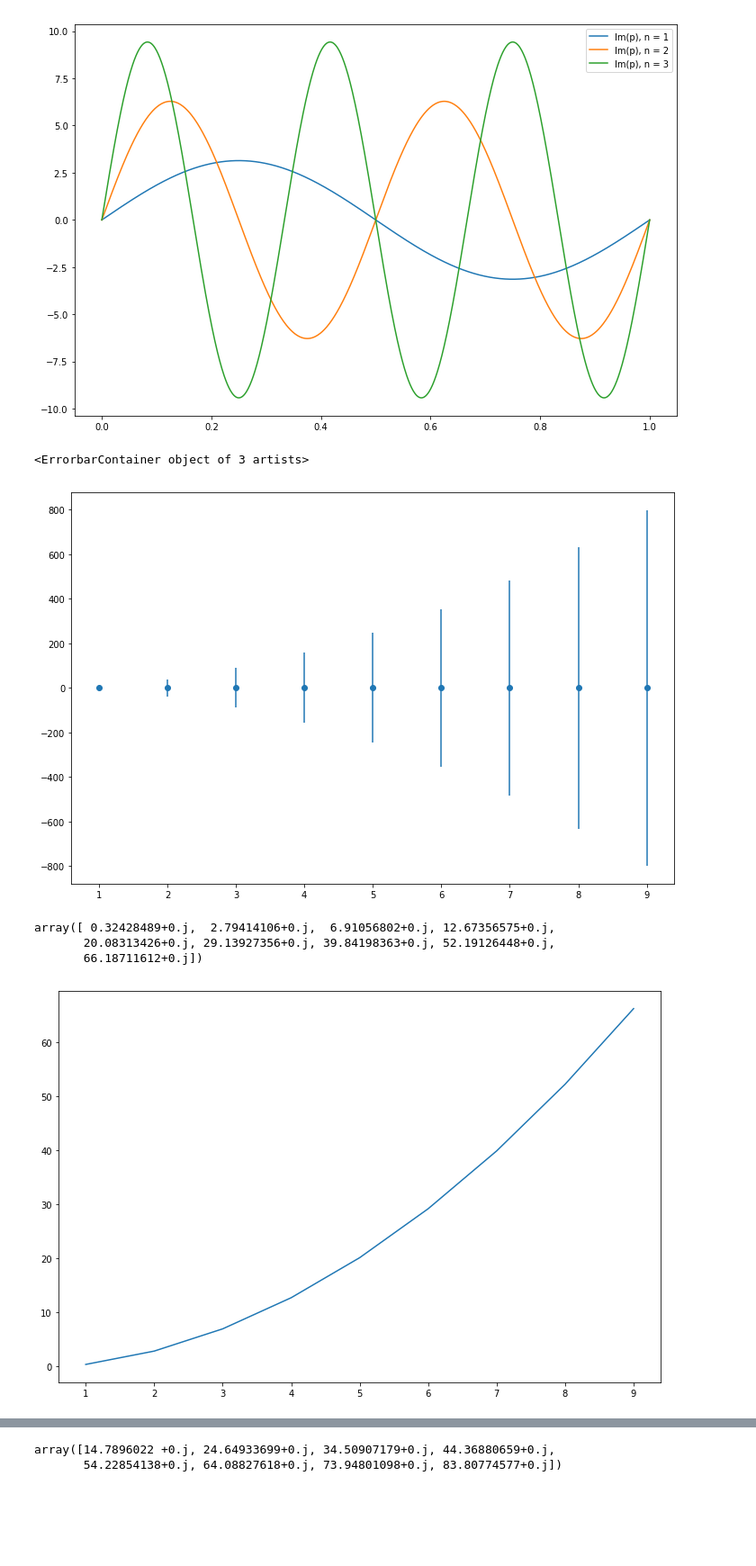
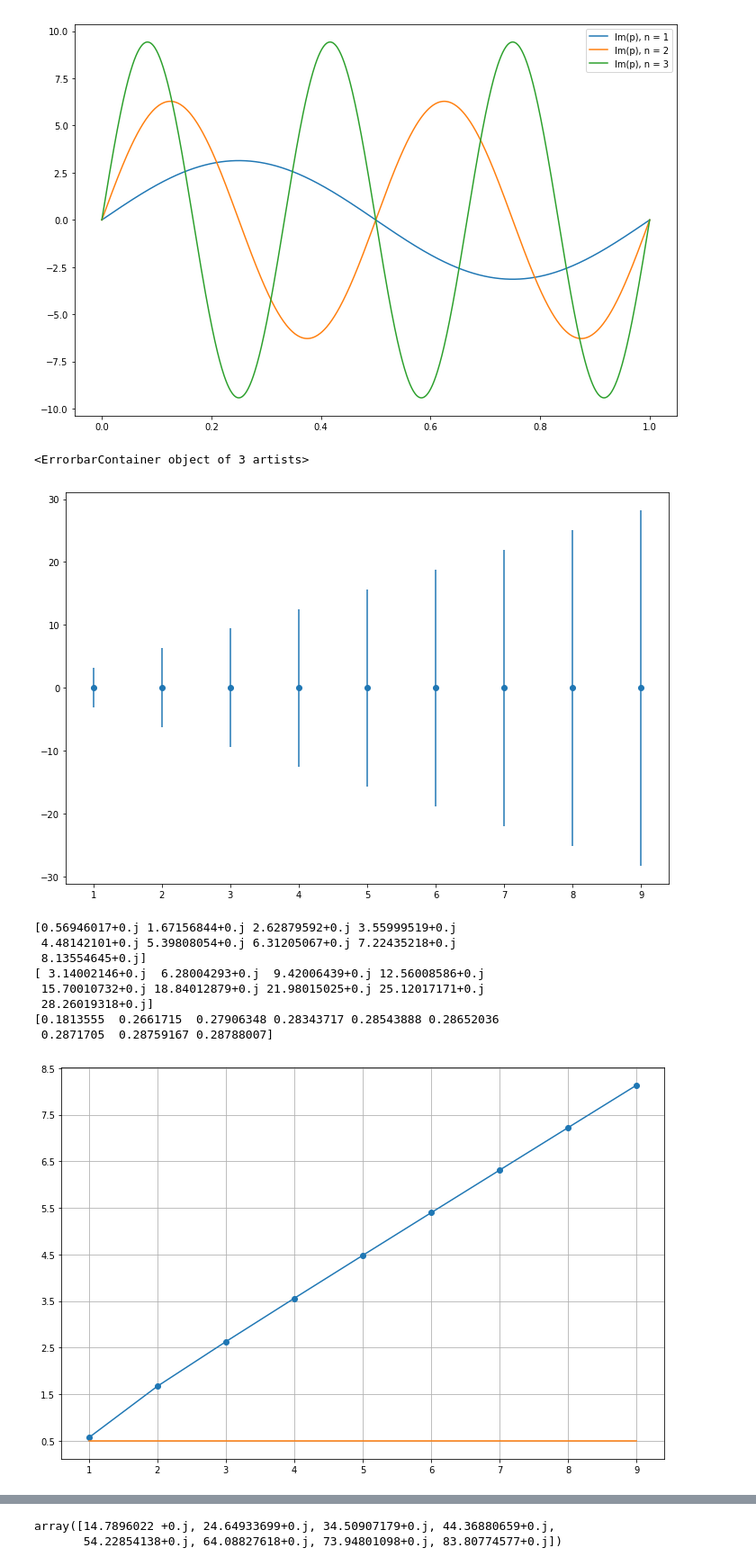
Before and after one commit to AvverbioPronome/Quant, a Jupyter notebook: Buca.ipynb, the cells around one changed output, grey strips where cells are left out. Shown at 90% size. Drawn from its saved outputs; the diff is of its cells as text; code cells hidden in the pictures; blank space fills up the shorter version.

```diff
--- a/Buca.ipynb
+++ b/Buca.ipynb
@@ -48,12 +43,14 @@ plt.plot(x, psi(x, 1)**2)
 (psi(x, 1)**2).mean()
 # %% [output]
 0.9990000000000002
-# %%
-def x_sigma(x, n):
-    return (psi(x,n)*(x**2)*psi(x,n)).mean() - (psi(x,n)*(x)*psi(x,n)).mean()**2
-
-def x_mu(x, n):
-    return (psi(x, n) * x * psi(x, n)).mean()
+# %%
+def x_mu(x, n):
+    return (psi(x, n) * x * psi(x, n)).mean()
+#def x_sigma(x, n):
+#    return (psi(x, n) * x * psi(x, n)).std()
+
+def x_sigma(x, n):
+    return np.sqrt((psi(x,n)*(x**2)*psi(x,n)).mean() - x_mu(x,n)**2)
 # %%
 stati = range(1,10)
 plt.errorbar(stati, [x_mu(x, n) for n in stati], yerr=[x_sigma(x, n) for n in stati], marker='o', linestyle='')
@@ -73,22 +69,35 @@ plt.legend()
 def p_mu(x, n):
     return (psi(x, n) * p_per_psi(x, n)).mean()
 
+#def p_sigma(x, n):
+#    return (psi(x, n) * p_per_psi(x, n)).std()
+
 def p_sigma(x, n):
-    return ((psi(x, n)*psquare_per_psi(x, n)).mean()) - p_mu(x, n)**2
+    return np.sqrt(((psi(x, n) * psquare_per_psi(x, n)).mean()) - p_mu(x, n)**2)
 # %%
 plt.errorbar(stati, [p_mu(x, n) for n in stati], yerr=[p_sigma(x, n) for n in stati], marker='o', linestyle='')
 # %% [output]
 <ErrorbarContainer object of 3 artists>
-[figure, old version]
+[figure, new version]
 # %%
 VOLUMI = np.array([p_sigma(x, n) for n in stati]) * np.array([x_sigma(x, n) for n in stati])
-plt.plot(stati, np.abs(VOLUMI))
-VOLUMI
+plt.plot(stati, np.abs(VOLUMI), marker='o')
+plt.plot(stati, np.repeat(1/2, len(stati)))
+plt.yticks(1/2 + np.arange(0,9,1))
+plt.grid()
+print (VOLUMI)
+print (np.array([p_sigma(x, n) for n in stati]))
+print (np.array([x_sigma(x, n) for n in stati]))
 # %% [output]
-array([ 0.32428489+0.j,  2.79414106+0.j,  6.91056802+0.j, 12.67356575+0.j,
-       20.08313426+0.j, 29.13927356+0.j, 39.84198363+0.j, 52.19126448+0.j,
-       66.18711612+0.j])
+[0.56946017+0.j 1.67156844+0.j 2.62879592+0.j 3.55999519+0.j
+ 4.48142101+0.j 5.39808054+0.j 6.31205067+0.j 7.22435218+0.j
+ 8.13554645+0.j]
+[ 3.14002146+0.j  6.28004293+0.j  9.42006439+0.j 12.56008586+0.j
+ 15.70010732+0.j 18.84012879+0.j 21.98015025+0.j 25.12017171+0.j
+ 28.26019318+0.j]
+[0.1813555  0.2661715  0.27906348 0.28343717 0.28543888 0.28652036
+ 0.2871705  0.28759167 0.28788007]
-[figure, old version]
+[figure, new version]
 # %%
 energie = np.array([(psi(x,n)*psquare_per_psi(x,n)/2).mean() for n in stati])
 from scipy import stats
```
Also changed, not shown: parts of 5 cells of this notebook.
